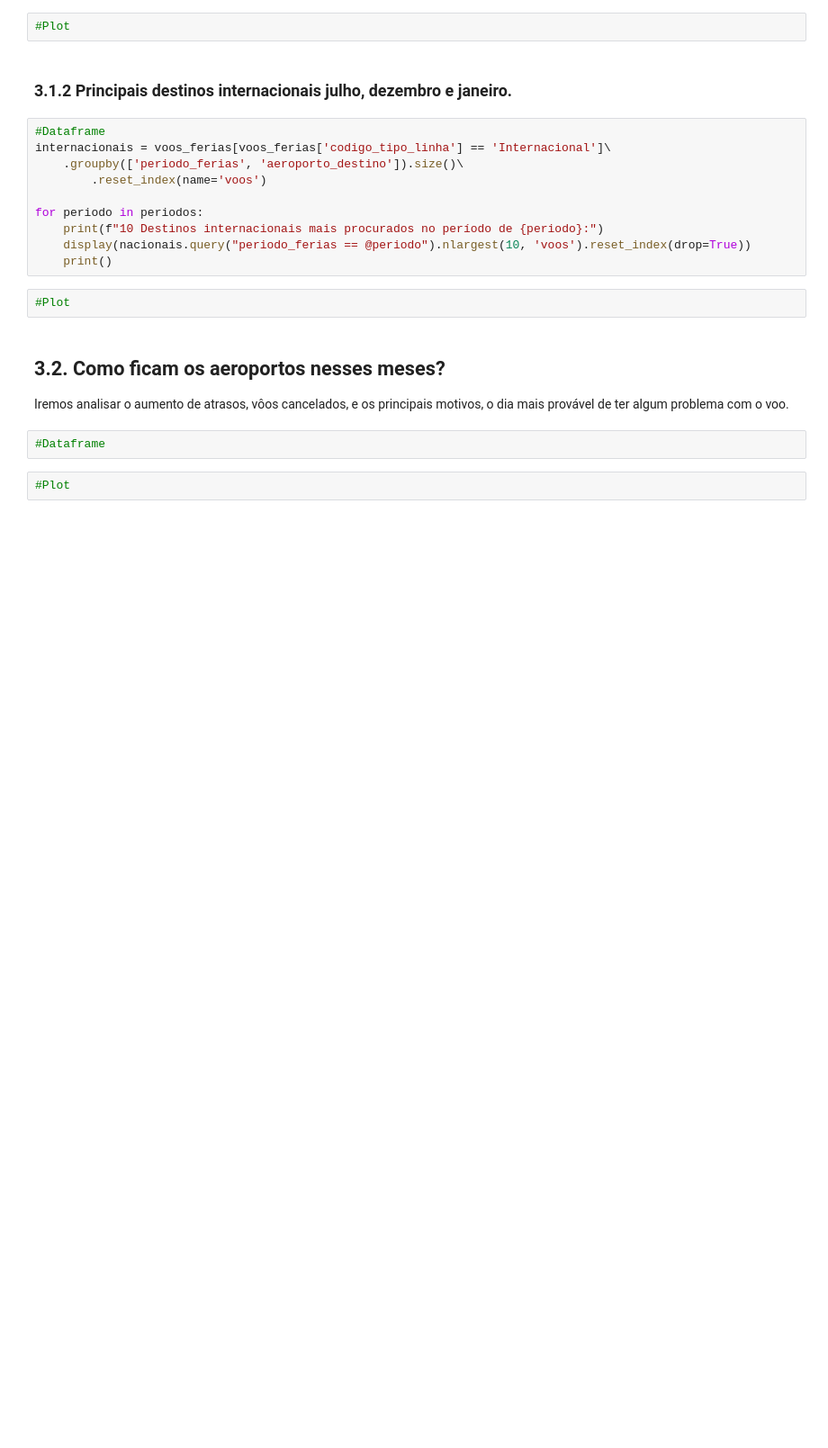
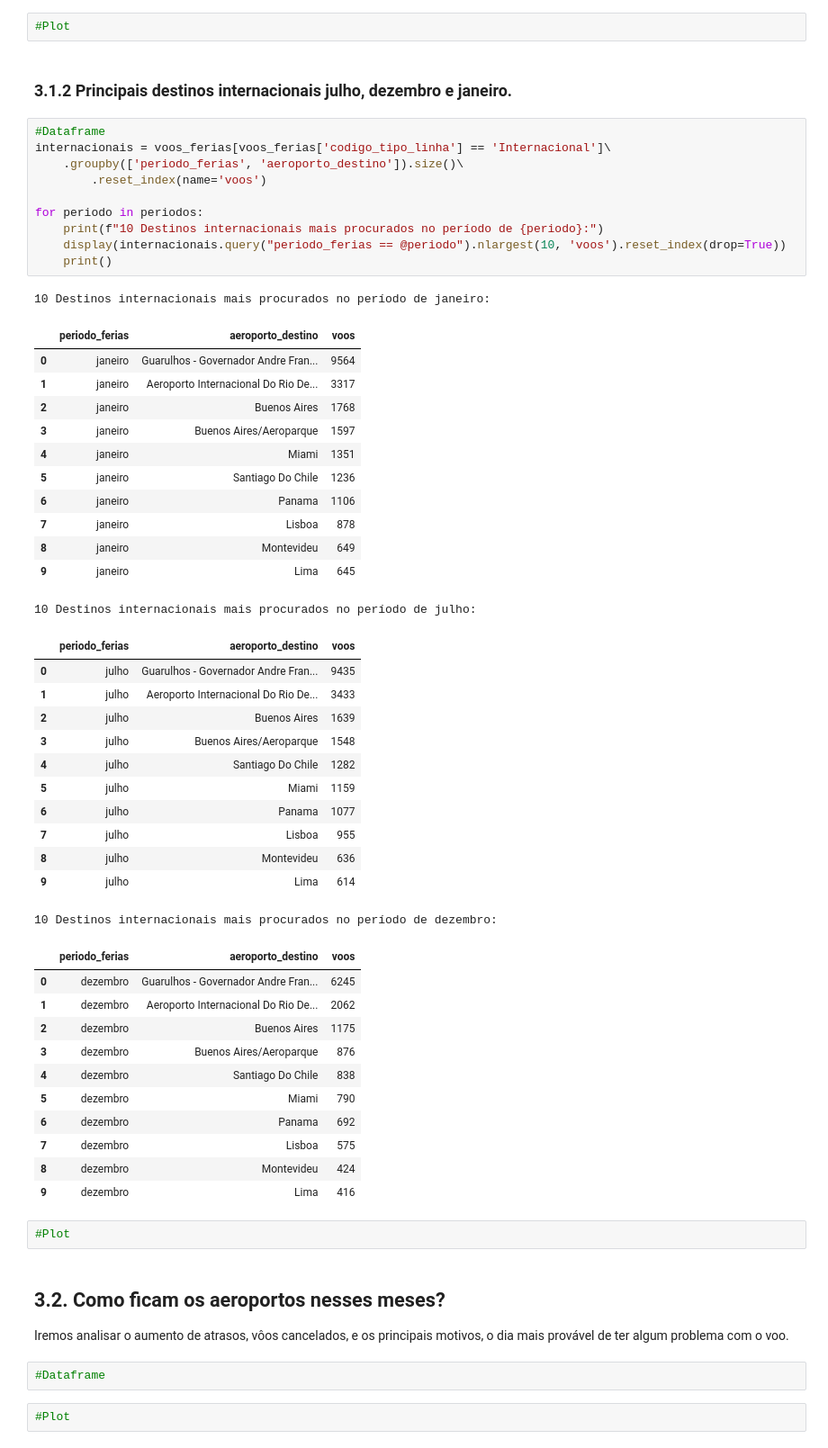
Before and after one commit to rderoncio/a3_bigdata_analisedados, a Jupyter notebook: A3/anac_análise_exploratória.ipynb, the cells around one changed output. Shown at 90% size. Saved outputs shown, nothing was run; the diff lists cells and outputs as text; blank space fills up the shorter version.

```diff
--- a/A3/anac_análise_exploratória.ipynb
+++ b/A3/anac_análise_exploratória.ipynb
@@ -276,13 +331,50 @@ for periodo in periodos:
 # %%
 #Dataframe
 internacionais = voos_ferias[voos_ferias['codigo_tipo_linha'] == 'Internacional']\
     .groupby(['periodo_ferias', 'aeroporto_destino']).size()\
         .reset_index(name='voos')
 
 for periodo in periodos:
     print(f"10 Destinos internacionais mais procurados no período de {periodo}:")
-    display(nacionais.query("periodo_ferias == @periodo").nlargest(10, 'voos').reset_index(drop=True))
+    display(internacionais.query("periodo_ferias == @periodo").nlargest(10, 'voos').reset_index(drop=True))
     print()
+# %% [output]
+10 Destinos internacionais mais procurados no período de janeiro:
+|  | periodo_ferias | aeroporto_destino | voos |
+| 0 | janeiro | Guarulhos - Governador Andre Fran... | 9564 |
+| 1 | janeiro | Aeroporto Internacional Do Rio De... | 3317 |
+| 2 | janeiro | Buenos Aires | 1768 |
+| 3 | janeiro | Buenos Aires/Aeroparque | 1597 |
+| 4 | janeiro | Miami | 1351 |
+| 5 | janeiro | Santiago Do Chile | 1236 |
+| 6 | janeiro | Panama | 1106 |
+| 7 | janeiro | Lisboa | 878 |
+| 8 | janeiro | Montevideu | 649 |
+| 9 | janeiro | Lima | 645 |
+10 Destinos internacionais mais procurados no período de julho:
+|  | periodo_ferias | aeroporto_destino | voos |
+| 0 | julho | Guarulhos - Governador Andre Fran... | 9435 |
+| 1 | julho | Aeroporto Internacional Do Rio De... | 3433 |
+| 2 | julho | Buenos Aires | 1639 |
+| 3 | julho | Buenos Aires/Aeroparque | 1548 |
+| 4 | julho | Santiago Do Chile | 1282 |
+| 5 | julho | Miami | 1159 |
+| 6 | julho | Panama | 1077 |
+| 7 | julho | Lisboa | 955 |
+| 8 | julho | Montevideu | 636 |
+| 9 | julho | Lima | 614 |
+10 Destinos internacionais mais procurados no período de dezembro:
+|  | periodo_ferias | aeroporto_destino | voos |
+| 0 | dezembro | Guarulhos - Governador Andre Fran... | 6245 |
+| 1 | dezembro | Aeroporto Internacional Do Rio De... | 2062 |
+| 2 | dezembro | Buenos Aires | 1175 |
+| 3 | dezembro | Buenos Aires/Aeroparque | 876 |
+| 4 | dezembro | Santiago Do Chile | 838 |
+| 5 | dezembro | Miami | 790 |
+| 6 | dezembro | Panama | 692 |
+| 7 | dezembro | Lisboa | 575 |
+| 8 | dezembro | Montevideu | 424 |
+| 9 | dezembro | Lima | 416 |
 # %%
 #Plot
 # %% [markdown]
```
Also changed, not shown: parts of 6 cells of this notebook.
